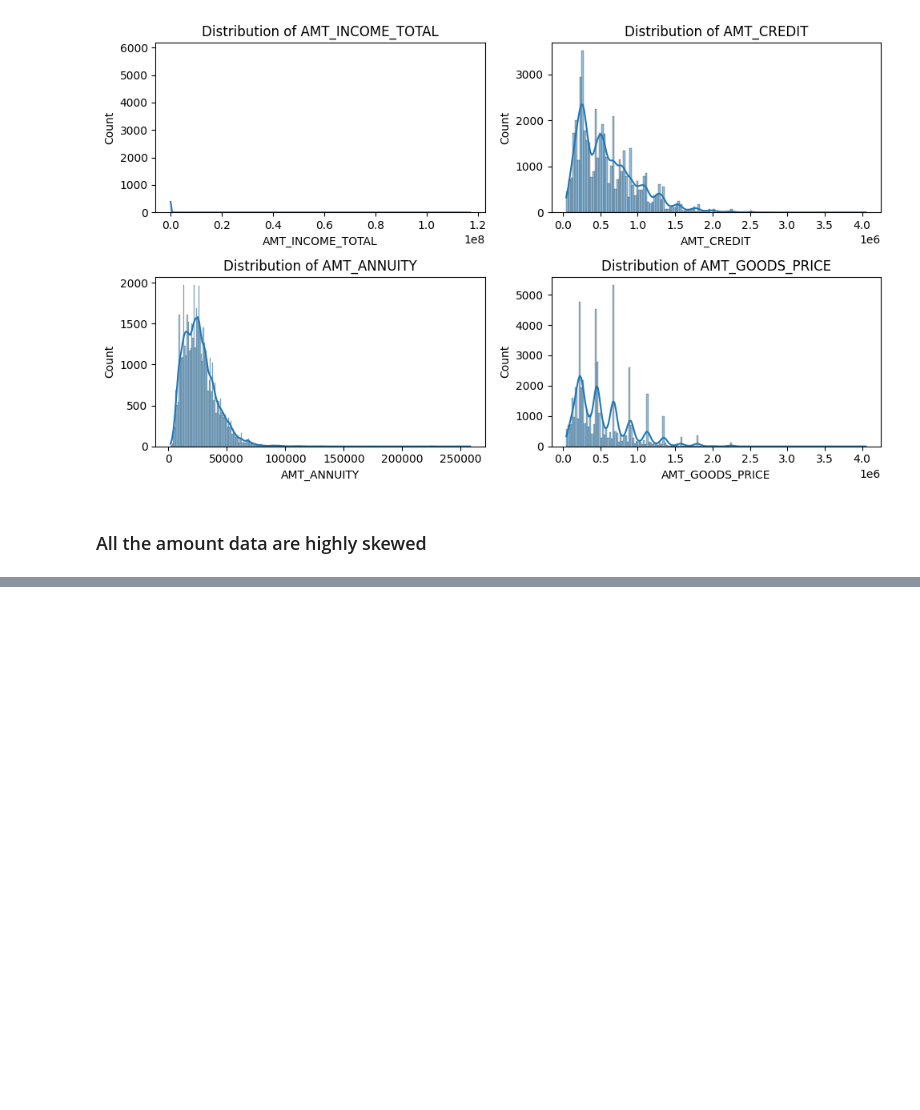
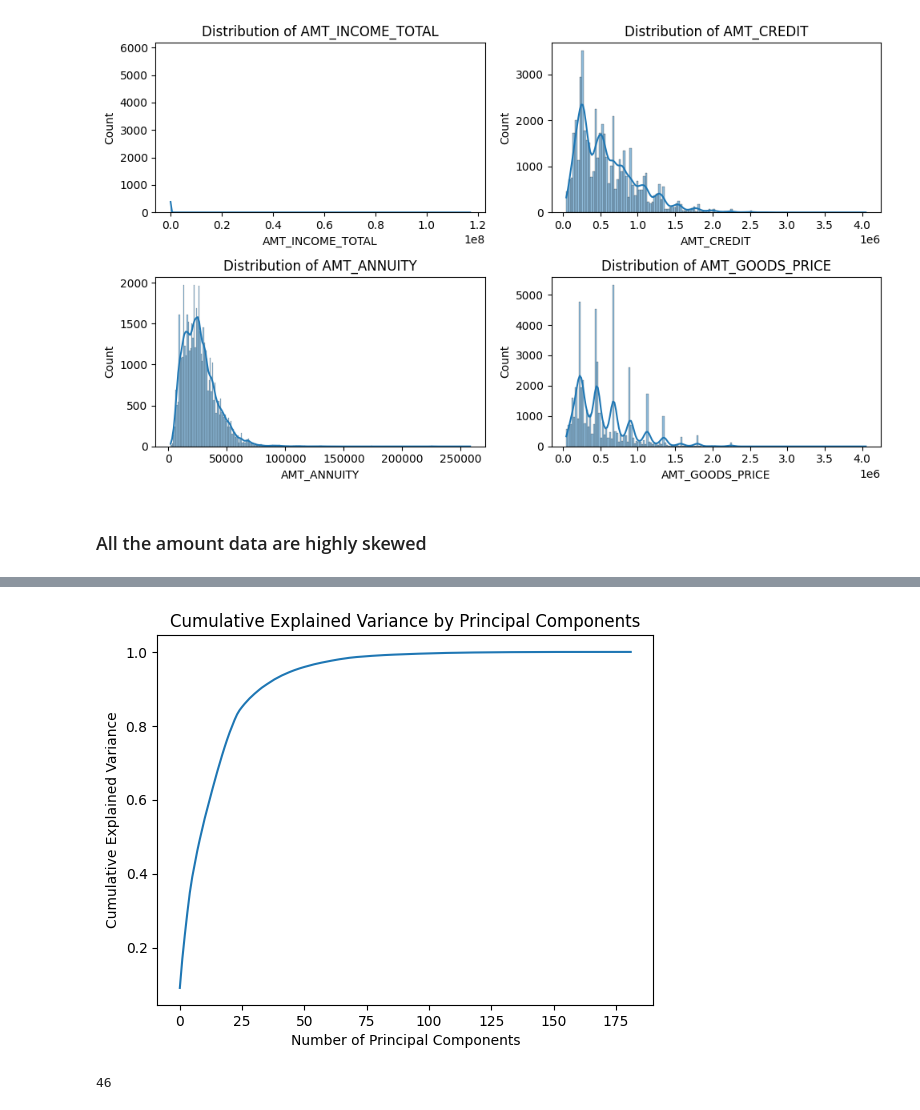
Before and after one commit to adarshlearnngrow/loan-approval-ml, a Jupyter notebook: Python Notebooks/eda.ipynb, the cells around one changed output, grey strips where cells are left out. Saved outputs shown, nothing was run; the diff lists cells and outputs as text; code cells hidden in the pictures; blank space fills up the shorter version.

```diff
--- a/Python Notebooks/eda.ipynb
+++ b/Python Notebooks/eda.ipynb
@@ -99,0 +94,28 @@ sns.boxplot(x = app_data['TARGET'], y = np.log1p(app_data['AMT_INCOME_TOTAL']))
+# %%
+from sklearn.preprocessing import OneHotEncoder, StandardScaler
+from sklearn.compose import ColumnTransformer
+from sklearn.pipeline import Pipeline
+
+
+X = app_data.drop(columns=['SK_ID_CURR', 'TARGET'])
+y = app_data['TARGET']
+
+numeric_cols = [col for col in X.columns if X[col].dtype != 'object' and X[col].nunique() > 2]
+binary_cols = [col for col in X.columns if X[col].dtype != 'object' and X[col].nunique() == 2]
+categorical_cols = [col for col in X.columns if X[col].dtype == 'object']
+
+preprocessor = ColumnTransformer(
+    transformers=[
+        ('num', StandardScaler(), numeric_cols),
+        ('cat', OneHotEncoder(drop='first', handle_unknown='ignore'), categorical_cols),
+        ('bin', 'passthrough', binary_cols)
+    ]
+)
+
+X_transformed = preprocessor.fit_transform(X)
+# %%
+from sklearn.decomposition import  PCA
+
+pca_model = PCA()
+
+pca_x = pca_model.fit_transform(X_transformed)
@@ -99,0 +130,3 @@ sns.boxplot(x = app_data['TARGET'], y = np.log1p(app_data['AMT_INCOME_TOTAL']))
+# %%
+cum_var = np.cumsum(pca_model.explained_variance_ratio_)
+cum_var
@@ -99,0 +151,11 @@ sns.boxplot(x = app_data['TARGET'], y = np.log1p(app_data['AMT_INCOME_TOTAL']))
+# %%
+plt.plot(cum_var)
+plt.xlabel('Number of Principal Components')
+plt.ylabel('Cumulative Explained Variance')
+plt.title('Cumulative Explained Variance by Principal Components');
+# %% [output]
+[figure, added]
+# %%
+len(cum_var[cum_var < 0.95])
+# %% [output]
+46
```
Also changed, not shown: parts of 17 cells of this notebook.
